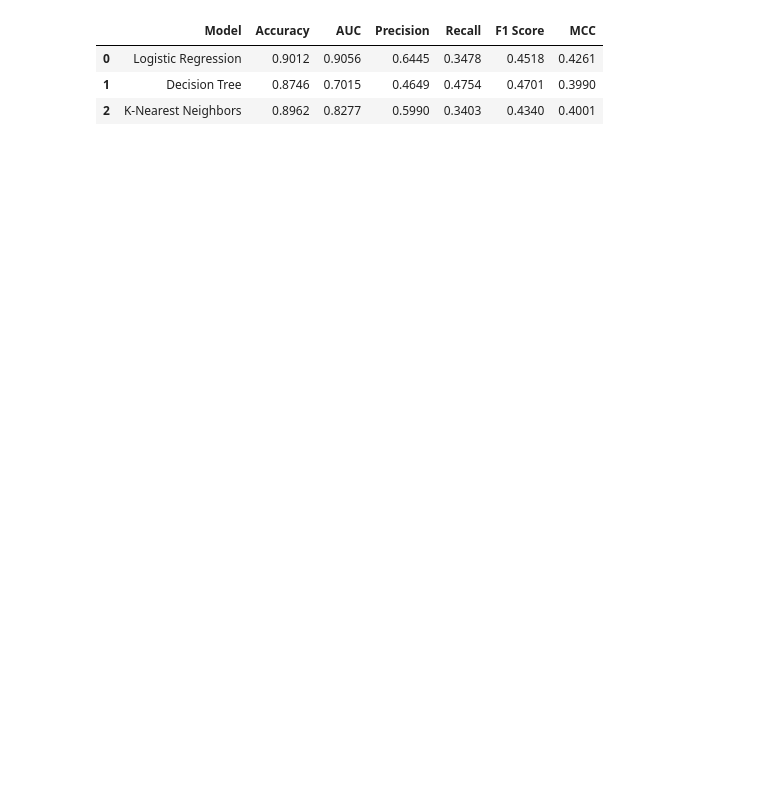
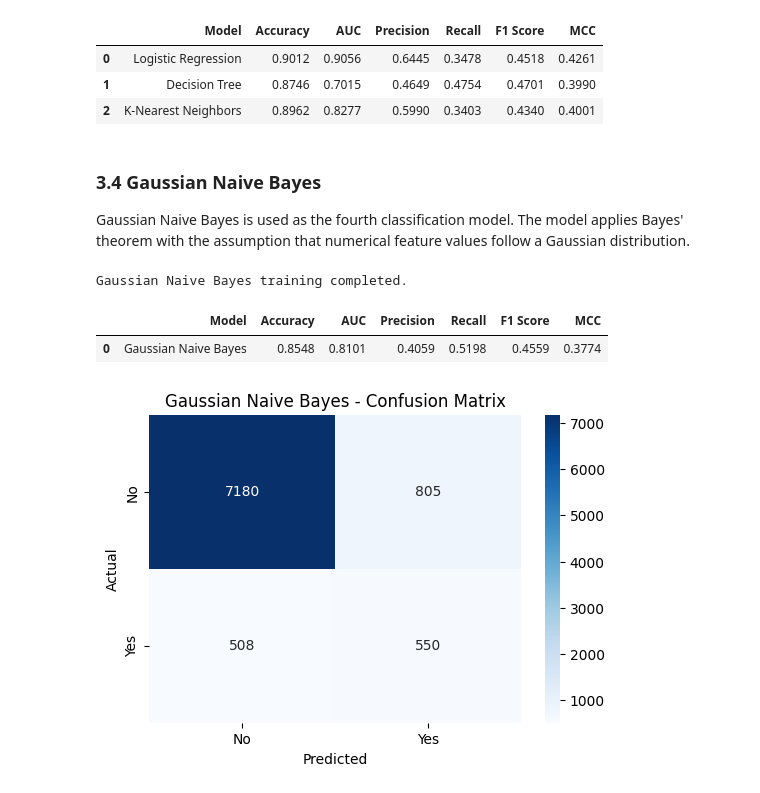
Before and after one commit to SureshN-2026aj05768/ML-Assignment-2-Bank-Marketing, a Jupyter notebook: ML_Assignment2.ipynb, the cells around one changed output. Drawn from its saved outputs; the diff is of its cells as text; code cells hidden in the pictures; blank space fills up the shorter version.

Commit message:
Add Naive Bayes and SVM classifiers

```diff
--- a/ML_Assignment2.ipynb
+++ b/ML_Assignment2.ipynb
@@ -517,3 +561,59 @@ initial_model_results.round(4)
 | 0 | Logistic Regression | 0.9012 | 0.9056 | 0.6445 | 0.3478 | 0.4518 | 0.4261 |
 | 1 | Decision Tree | 0.8746 | 0.7015 | 0.4649 | 0.4754 | 0.4701 | 0.3990 |
 | 2 | K-Nearest Neighbors | 0.8962 | 0.8277 | 0.5990 | 0.3403 | 0.4340 | 0.4001 |
+# %% [markdown]
+### 3.4 Gaussian Naive Bayes
+
+Gaussian Naive Bayes is used as the fourth classification model.
+The model applies Bayes' theorem with the assumption that numerical
+feature values follow a Gaussian distribution.
+# %%
+## Adding the model
+from sklearn.naive_bayes import GaussianNB
+
+naive_bayes_pipeline = Pipeline(
+    steps=[
+        ("preprocessor", preprocessor),
+        ("classifier", GaussianNB())
+    ]
+)
+
+naive_bayes_pipeline.fit(X_train, y_train)
+
+print("Gaussian Naive Bayes training completed.")
+# %% [output]
+Gaussian Naive Bayes training completed.
+# %%
+## Evaluating the Naive Bayes Model
+naive_bayes_results, naive_bayes_pred = evaluate_model(
+    "Gaussian Naive Bayes",
+    naive_bayes_pipeline,
+    X_test,
+    y_test
+)
+
+pd.DataFrame([naive_bayes_results]).round(4)
+# %% [output]
+|  | Model | Accuracy | AUC | Precision | Recall | F1 Score | MCC |
+| 0 | Gaussian Naive Bayes | 0.8548 | 0.8101 | 0.4059 | 0.5198 | 0.4559 | 0.3774 |
+# %%
+## Confusion matrix -Naive Bayes
+cm = confusion_matrix(y_test, naive_bayes_pred)
+
+plt.figure(figsize=(6, 4))
+
+sns.heatmap(
+    cm,
+    annot=True,
+    fmt="d",
+    cmap="Blues",
+    xticklabels=["No", "Yes"],
+    yticklabels=["No", "Yes"]
+)
+
+plt.title("Gaussian Naive Bayes - Confusion Matrix")
+plt.xlabel("Predicted")
+plt.ylabel("Actual")
+plt.show()
+# %% [output]
+[figure, added]
```
Also changed, not shown: parts of 9 cells of this notebook.
